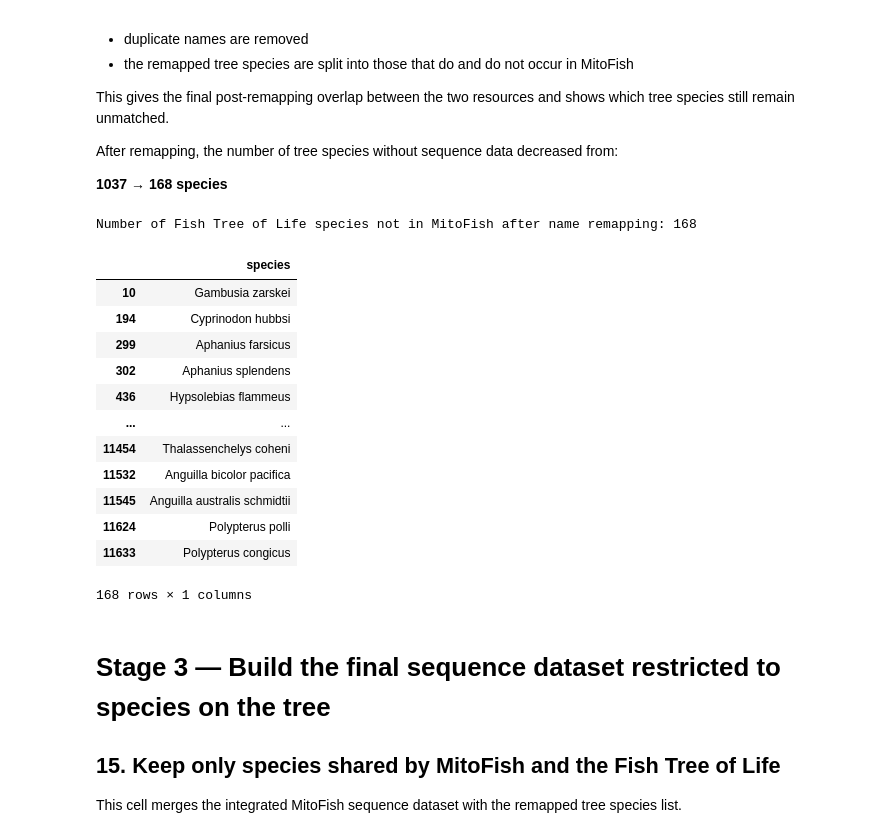
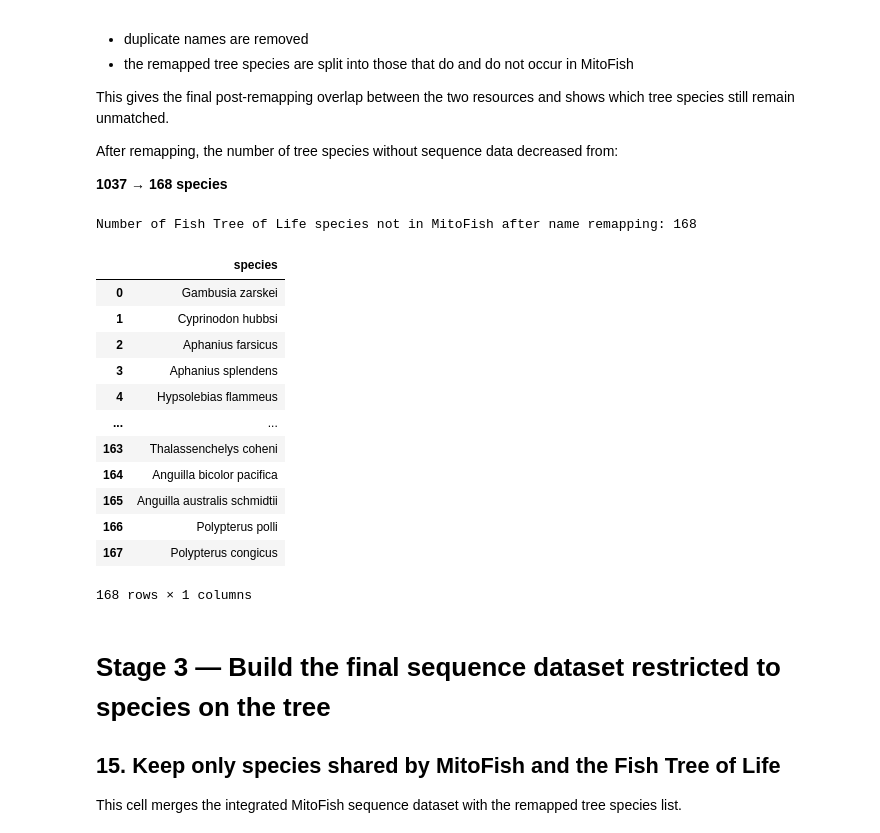
Before and after one commit to Dzee97/FishPhyloEmbedding2, a Jupyter notebook: stage0_preprocessing.ipynb, the cells around one changed output. Drawn from its saved outputs; the diff is of its cells as text; code cells hidden in the pictures.

```diff
--- a/stage0_preprocessing.ipynb
+++ b/stage0_preprocessing.ipynb
@@ -311,8 +320,11 @@ A short summary is then shown to inspect:
 - how many species are present
 - how many rows each species contributes
 # %%
-df_mf_all_genes = pd.merge(df_mf_seq_an_tax, df_mf_fasta, on="accession")
-df_mf_all_genes.drop_duplicates(subset=['sequence', 'gene', 'species'], inplace=True)
+df_mf_all_genes = (
+    df_mf_seq_an_tax
+    .merge(df_mf_fasta, on="accession")
+    .drop_duplicates(subset=['sequence', 'gene', 'species'])
+)
 
 print(f"Number of species in MitoFish: {df_mf_all_genes['species'].nunique()}")
 df_mf_all_genes.value_counts(subset='species').to_frame()
@@ -384,12 +403,15 @@ To support manual inspection and external name-reconciliation tools, the missing
 # %%
 df_leaves_not_in_mf = df_leaves[~df_leaves['species'].isin(df_mf_all_genes['species'])]
 
-path_leaves_not_in_mf =  path_fishtree / "leaves_not_in_mf"
+path_leaves_not_in_mf = path_fishtree / "leaves_not_in_mf"
 path_leaves_not_in_mf.mkdir(exist_ok=True)
 
-for i in range(0, df_leaves_not_in_mf.shape[0], 100):
-    df_leaves_not_in_mf.iloc[i:i+100].to_csv(path_leaves_not_in_mf / f"leaves_not_in_mf_{i}-{i+100}.txt",
-                                             index=False, header=False)
+chunk_size = 100
+for i in range(0, len(df_leaves_not_in_mf), chunk_size):
+    chunk = df_leaves_not_in_mf.iloc[i : i + chunk_size]
+    # using len(chunk) to make sure the final filename accurately reflects the remaining rows
+    filename = f"leaves_not_in_mf_{i}-{i + len(chunk)}.txt"
+    chunk.to_csv(path_leaves_not_in_mf / filename, index=False, header=False)
 
 print(f"Number of Fish Tree of Life species not in MitoFish: {df_leaves_not_in_mf['species'].nunique()}")
 df_leaves_not_in_mf
@@ -479,29 +509,39 @@ After remapping, the number of tree species without sequence data decreased from
 
 **1037 → 168 species**
 # %%
+# mapping dictionary
 name_mapping = dict(zip(df_map['Query Name'], df_map['Name in NCBI']))
 
-df_leaves_remap = df_leaves.replace(name_mapping)
-df_leaves_remap = df_leaves_remap.drop_duplicates()
-df_leaves_remap_in_mf = df_leaves_remap[(df_leaves_remap['species'].isin(df_mf_all_genes['species']))]
-df_leaves_remap_not_in_mf = df_leaves_remap[(~df_leaves_remap['species'].isin(df_mf_all_genes['species']))]
+# apply mapping and drop duplicates
+df_leaves_remap = (
+    df_leaves
+    .replace(name_mapping)
+    .drop_duplicates()
+)
+
+# Create mask for membership
+is_in_mitofish = df_leaves_remap['species'].isin(df_mf_all_genes['species'])
+
+# Split into two dataframe
+df_leaves_remap_in_mf = df_leaves_remap[is_in_mitofish].reset_index(drop=True)
+df_leaves_remap_not_in_mf = df_leaves_remap[~is_in_mitofish].reset_index(drop=True)
 
 print(f"Number of Fish Tree of Life species not in MitoFish after name remapping: {df_leaves_remap_not_in_mf['species'].nunique()}")
 df_leaves_remap_not_in_mf
 # %% [output]
 Number of Fish Tree of Life species not in MitoFish after name remapping: 168
 |  | species |
-| 10 | Gambusia zarskei |
-| 194 | Cyprinodon hubbsi |
-| 299 | Aphanius farsicus |
-| 302 | Aphanius splendens |
-| 436 | Hypsolebias flammeus |
+| 0 | Gambusia zarskei |
+| 1 | Cyprinodon hubbsi |
+| 2 | Aphanius farsicus |
+| 3 | Aphanius splendens |
+| 4 | Hypsolebias flammeus |
 | ... | ... |
-| 11454 | Thalassenchelys coheni |
-| 11532 | Anguilla bicolor pacifica |
-| 11545 | Anguilla australis schmidtii |
-| 11624 | Polypterus polli |
-| 11633 | Polypterus congicus |
+| 163 | Thalassenchelys coheni |
+| 164 | Anguilla bicolor pacifica |
+| 165 | Anguilla australis schmidtii |
+| 166 | Polypterus polli |
+| 167 | Polypterus congicus |
 168 rows × 1 columns
 # %% [markdown]
 # Stage 3 — Build the final sequence dataset restricted to species on the tree
```
Also changed, not shown: parts of 6 cells of this notebook.
